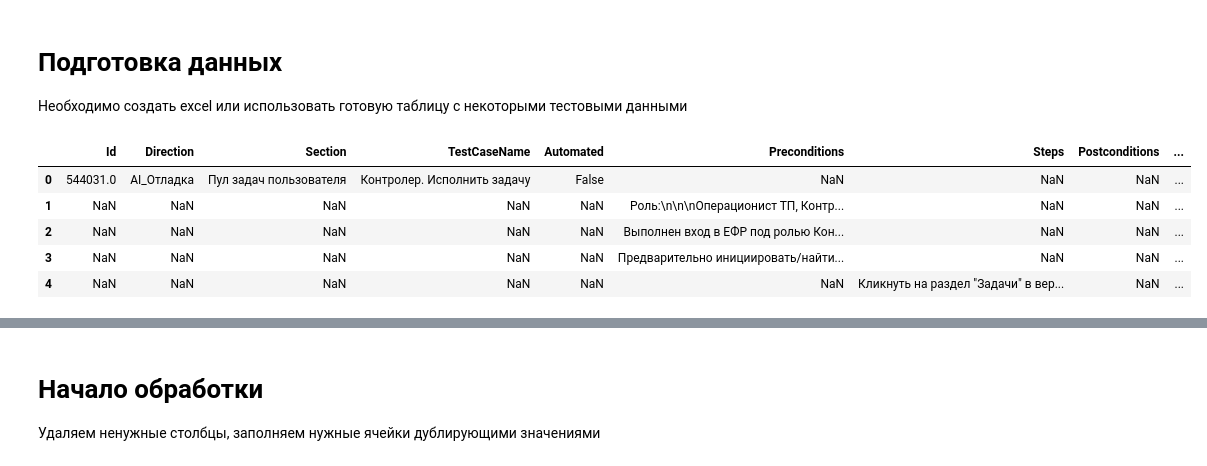
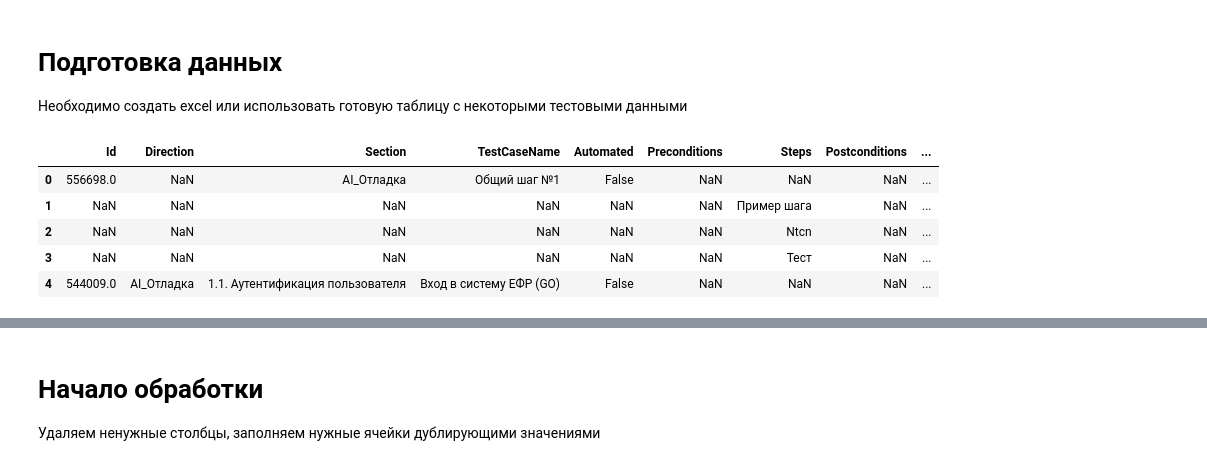
Before and after one commit to paulrainy/EmbeddingTest, a Jupyter notebook: spacy_test.ipynb, the cells around one changed output, grey strips where cells are left out. Drawn from its saved outputs; the diff is of its cells as text; code cells hidden in the pictures.

Commit message:
clustering test

```diff
--- a/spacy_test.ipynb
+++ b/spacy_test.ipynb
@@ -4,28 +4,29 @@
 # %%
 import pandas as pd
 import math
 import time
 import torch
 import torch.nn.functional as F
 import numpy as np
 
 from torch import Tensor
 from typing import List
 import matplotlib.pyplot as plt
 import seaborn as sns
 from sklearn.manifold import TSNE
+from sklearn.cluster import KMeans
 
-df = pd.read_excel("tests6.xlsx")
+#df = pd.read_excel("tests6.xlsx")
 #df = pd.read_excel("tests_md.xlsx")
-#df = pd.read_excel("tests_lg.xlsx")
+df = pd.read_excel("tests_lg.xlsx")
 df.head()
 # %% [output]
 |  | Id | Direction | Section | TestCaseName | Automated | Preconditions | Steps | Postconditions | ... |
-| 0 | 544031.0 | AI_Отладка | Пул задач пользователя | Контролер. Исполнить задачу | False | NaN | NaN | NaN | ... |
-| 1 | NaN | NaN | NaN | NaN | NaN | Роль:\n\n\nОперационист ТП, Контр... | NaN | NaN | ... |
-| 2 | NaN | NaN | NaN | NaN | NaN | Выполнен вход в ЕФР под ролью Кон... | NaN | NaN | ... |
-| 3 | NaN | NaN | NaN | NaN | NaN | Предварительно инициировать/найти... | NaN | NaN | ... |
-| 4 | NaN | NaN | NaN | NaN | NaN | NaN | Кликнуть на раздел "Задачи" в вер... | NaN | ... |
+| 0 | 556698.0 | NaN | AI_Отладка | Общий шаг №1 | False | NaN | NaN | NaN | ... |
+| 1 | NaN | NaN | NaN | NaN | NaN | NaN | Пример шага | NaN | ... |
+| 2 | NaN | NaN | NaN | NaN | NaN | NaN | Ntcn | NaN | ... |
+| 3 | NaN | NaN | NaN | NaN | NaN | NaN | Тест | NaN | ... |
+| 4 | 544009.0 | AI_Отладка | 1.1. Аутентификация пользователя | Вход в систему ЕФР (GO) | False | NaN | NaN | NaN | ... |
 # %%
 if torch.cuda.is_available():
     torch.cuda.get_device_properties('cuda')
```
Also changed, not shown: parts of 34 cells of this notebook, 44 other files.
